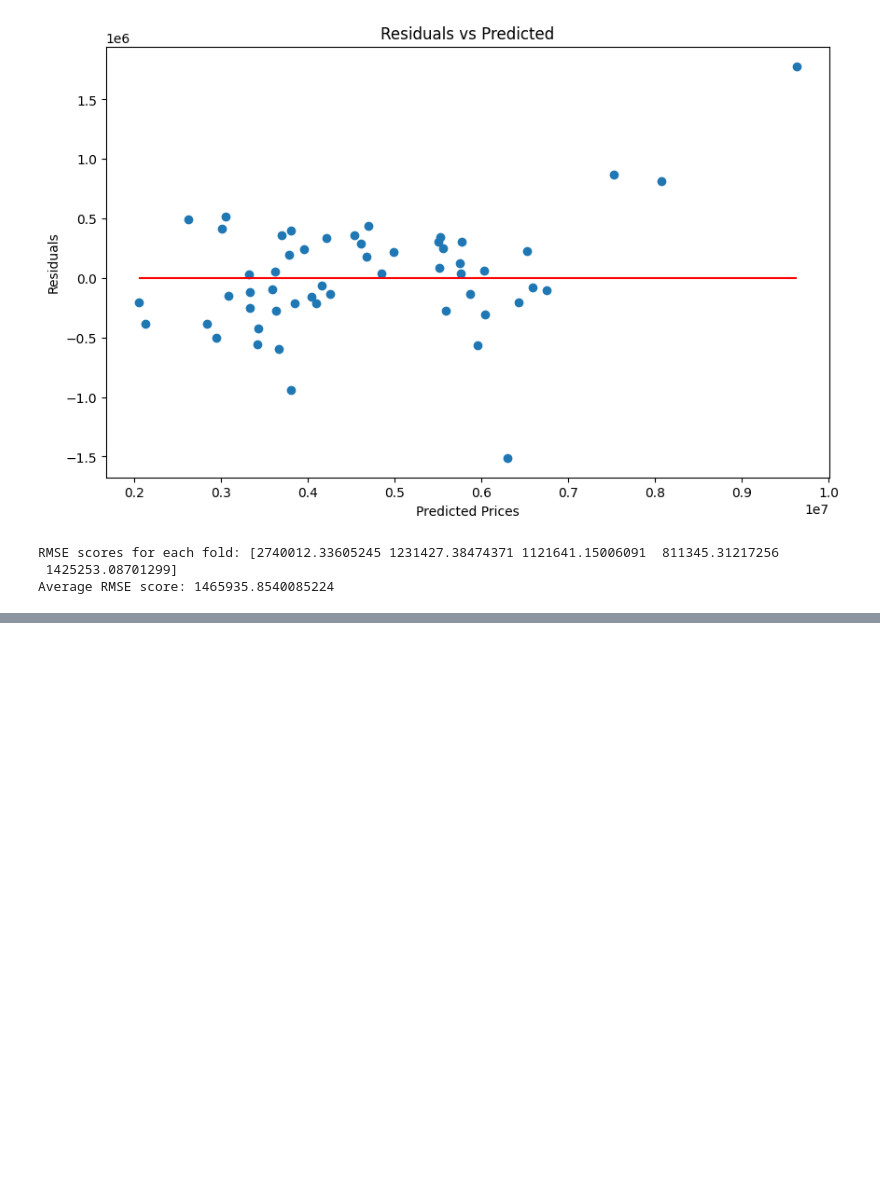
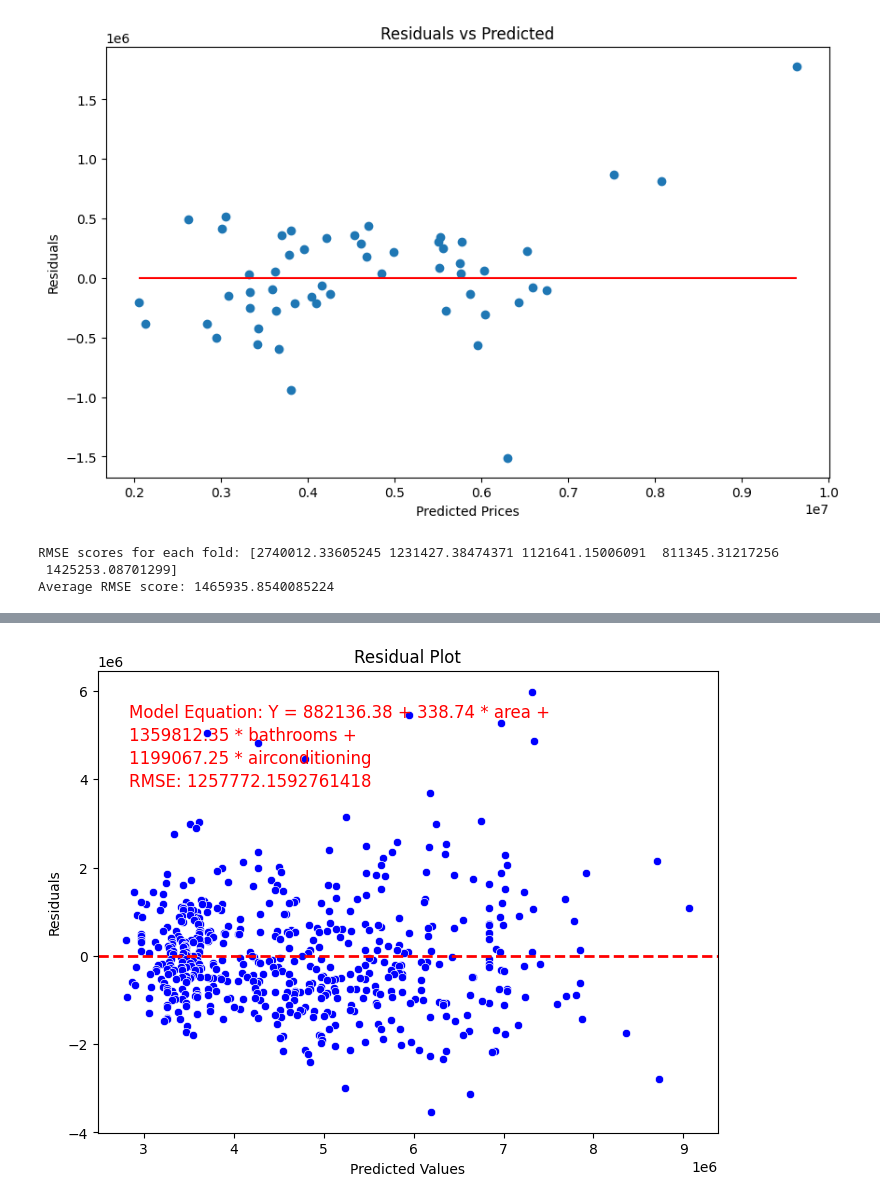
Before and after one commit to aaron117511/CSCI4502, a Jupyter notebook: DataPreprocessing.ipynb, the cells around one changed output, grey strips where cells are left out. Saved outputs shown, nothing was run; the diff lists cells and outputs as text; code cells hidden in the pictures; blank space fills up the shorter version.

```diff
--- a/DataPreprocessing.ipynb
+++ b/DataPreprocessing.ipynb
@@ -213,0 +394,36 @@ Average RMSE score: 1465935.8540085224
+# %%
+labels = ['area', 'log(area)', 'bedrooms', 'bathrooms', 'stories', 'mainroad', 'guestroom', 'basement', 'hotwaterheating', 'airconditioning', 'parking', 'prefarea']
+
+# Add area^2
+reg_data['log(area)'] = np.log(reg_data['area'])
+
+#model, equation, RMSE = linfit(reg_data, 'price', ['log(area)'])
+#res_graph(model, reg_data, 'price', ['log(area)'])
+#model, equation, RMSE = linfit(reg_data, 'price', ['area'])
+#res_graph(model, reg_data, 'price', ['area'])
+# %%
+# Generate all combinations of the labels without repetition
+combinations = []
+for r in range(1, min(3, len(labels)) + 1):
+    combos = itertools.combinations(labels, r)
+    for combo in combos:
+        # Remove commas from the labels in the combination
+        clean_combo = [label.replace(",", "") for label in combo]
+        combinations.append(clean_combo)
+
+bestModel, bestEquation, bestRMSE = linfit(reg_data, 'price', ['area'])
+bestCombo = ['area']
+
+# Create Linear Regression Models:
+for combo in combinations:
+    model, equation, RMSE = linfit(reg_data, 'price', combo)
+    if RMSE < bestRMSE:
+        #res_graph(model, reg_data, 'price', combo)
+        bestRMSE = RMSE
+        bestModel = model
+        bestEquation = equation
+        bestCombo = combo
+
+res_graph(bestModel, reg_data, 'price', bestCombo)
+# %% [output]
+[figure, added]
```
Also changed, not shown: parts of 8 cells of this notebook.
